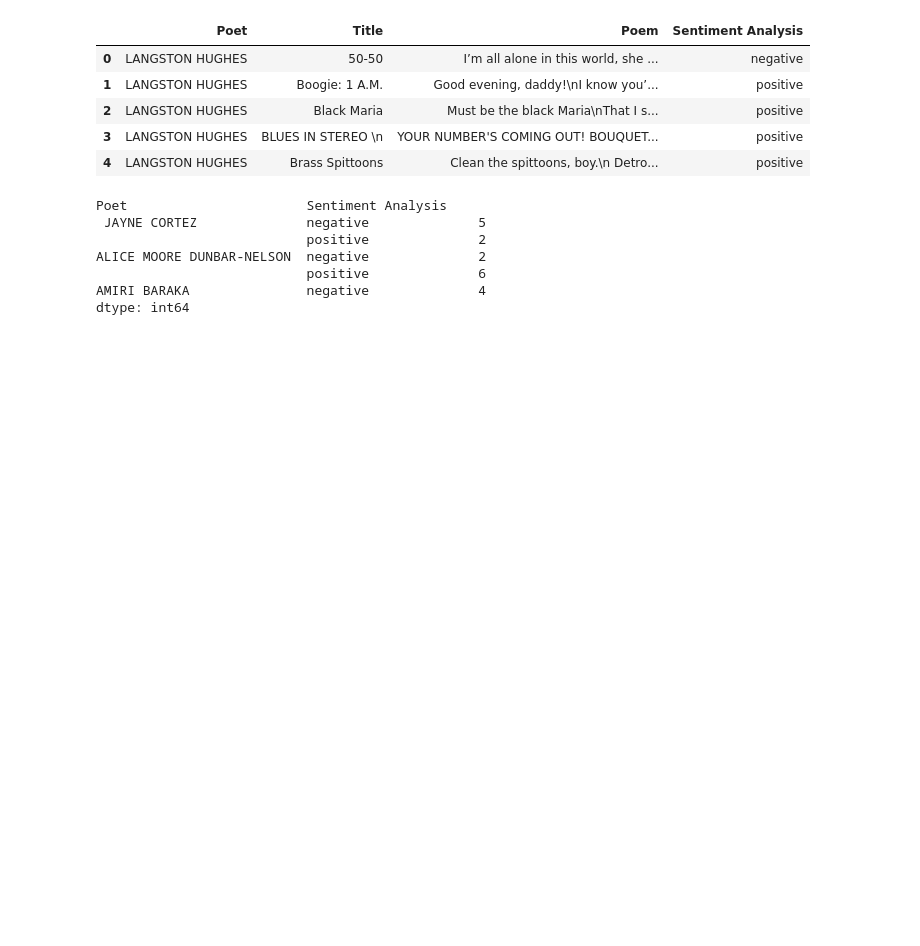
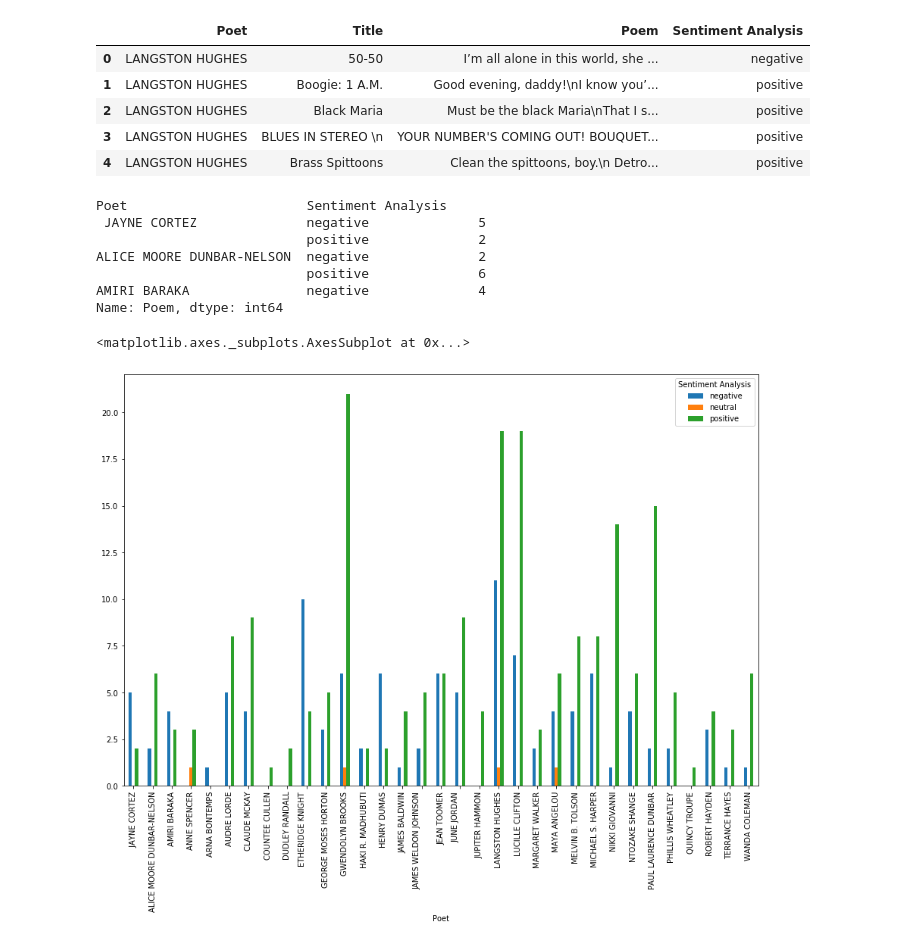
Before and after one commit to acheamponge/Black_Poets_Society, a Jupyter notebook: The Negritude.ipynb, the cells around one changed output. Drawn from its saved outputs; the diff is of its cells as text; code cells hidden in the pictures; blank space fills up the shorter version.

```diff
--- a/The Negritude.ipynb
+++ b/The Negritude.ipynb
@@ -71,7 +74,7 @@ df.head()
 | 3 | LANGSTON HUGHES | BLUES IN STEREO \n | YOUR NUMBER'S COMING OUT! BOUQUET... | positive |
 | 4 | LANGSTON HUGHES | Brass Spittoons | Clean the spittoons, boy.\n Detro... | positive |
 # %%
-df3 = df.groupby(['Poet', 'Sentiment Analysis']).size()
+df3 = df.groupby(['Poet', 'Sentiment Analysis'])['Poem'].count()
 # %%
 df3.head()
 # %% [output]
@@ -81,4 +84,9 @@ Poet                       Sentiment Analysis
 ALICE MOORE DUNBAR-NELSON  negative              2
                            positive              6
 AMIRI BARAKA               negative              4
-dtype: int64
+Name: Poem, dtype: int64
+# %%
+df3.unstack().plot(kind='bar',figsize = (15, 10))
+# %% [output]
+<matplotlib.axes._subplots.AxesSubplot at 0x...>
+[figure, added]
```
Also changed, not shown: parts of 3 cells of this notebook.
